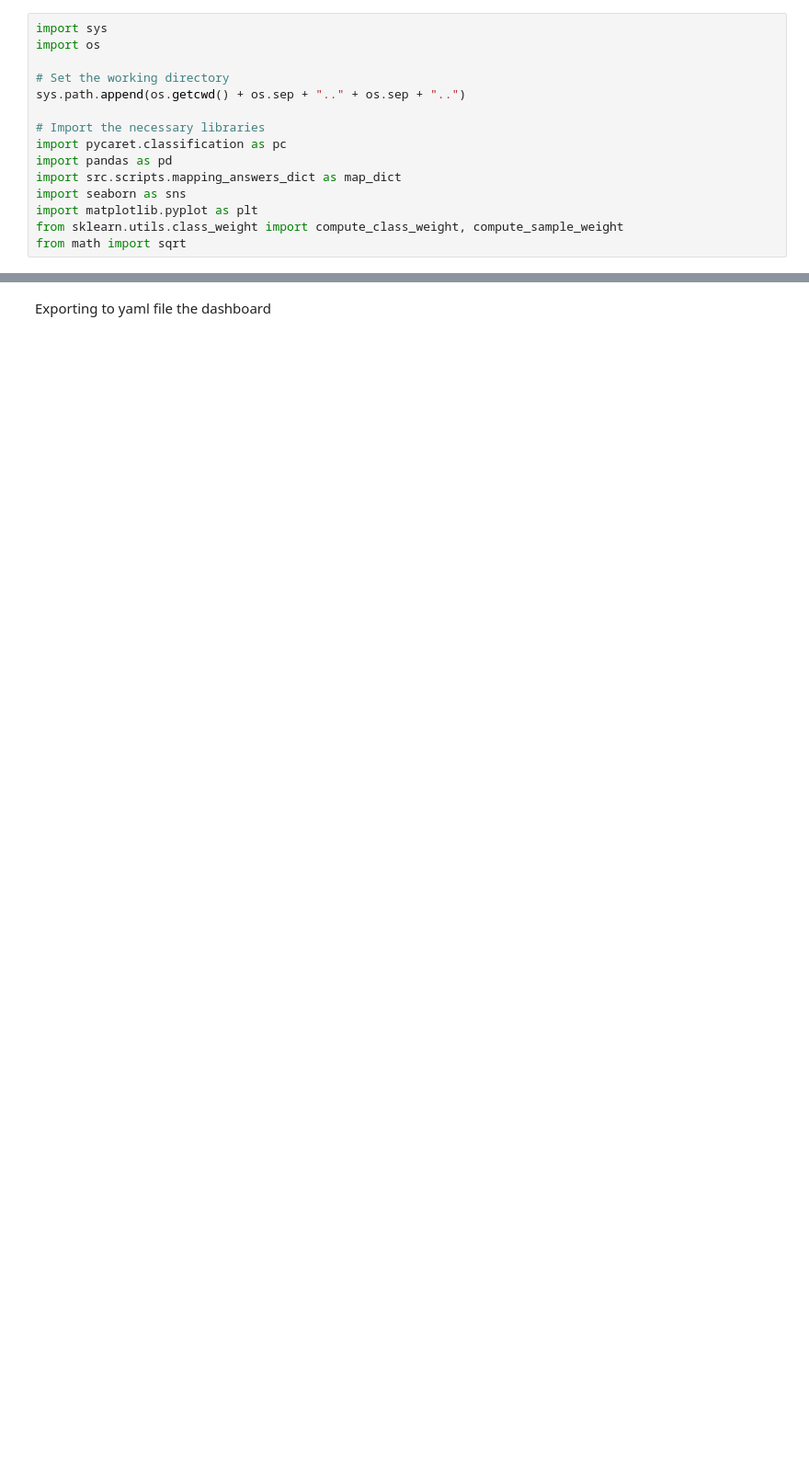
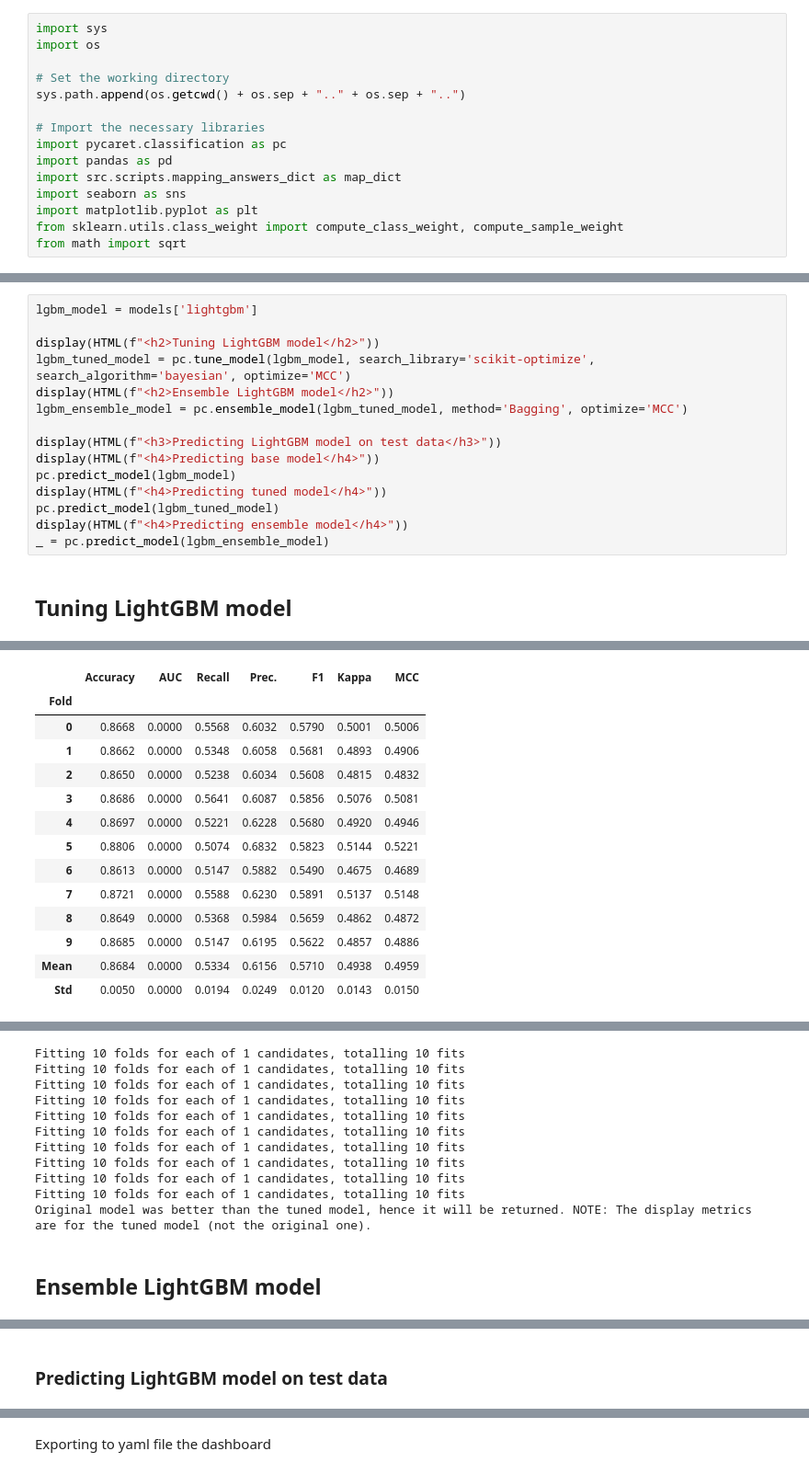
Before and after one commit to frazah/tobacco-analysis, a Jupyter notebook: src/notebooks/predictive_model.ipynb, the cells around one changed output, grey strips where cells are left out. Shown at 92% size. Cells and saved outputs as stored; diff of their text form; blank space fills up the shorter version.

```diff
--- a/src/notebooks/predictive_model.ipynb
+++ b/src/notebooks/predictive_model.ipynb
@@ -167,0 +204,17 @@ pc.evaluate_model(blended_model)
+# %%
+lgbm_model = models['lightgbm']
+
+display(HTML(f"<h2>Tuning LightGBM model</h2>"))
+lgbm_tuned_model = pc.tune_model(lgbm_model, search_library='scikit-optimize', search_algorithm='bayesian', optimize='MCC')
+display(HTML(f"<h2>Ensemble LightGBM model</h2>"))
+lgbm_ensemble_model = pc.ensemble_model(lgbm_tuned_model, method='Bagging', optimize='MCC')
+
+display(HTML(f"<h3>Predicting LightGBM model on test data</h3>"))
+display(HTML(f"<h4>Predicting base model</h4>"))
+pc.predict_model(lgbm_model)
+display(HTML(f"<h4>Predicting tuned model</h4>"))
+pc.predict_model(lgbm_tuned_model)
+display(HTML(f"<h4>Predicting ensemble model</h4>"))
+_ = pc.predict_model(lgbm_ensemble_model)
+# %% [output]
+Tuning LightGBM model
@@ -167,0 +222,14 @@ pc.evaluate_model(blended_model)
+|  | Accuracy | AUC | Recall | Prec. | F1 | Kappa | MCC |
+| Fold |  |  |  |  |  |  |  |
+| 0 | 0.8668 | 0.0000 | 0.5568 | 0.6032 | 0.5790 | 0.5001 | 0.5006 |
+| 1 | 0.8662 | 0.0000 | 0.5348 | 0.6058 | 0.5681 | 0.4893 | 0.4906 |
+| 2 | 0.8650 | 0.0000 | 0.5238 | 0.6034 | 0.5608 | 0.4815 | 0.4832 |
+| 3 | 0.8686 | 0.0000 | 0.5641 | 0.6087 | 0.5856 | 0.5076 | 0.5081 |
+| 4 | 0.8697 | 0.0000 | 0.5221 | 0.6228 | 0.5680 | 0.4920 | 0.4946 |
+| 5 | 0.8806 | 0.0000 | 0.5074 | 0.6832 | 0.5823 | 0.5144 | 0.5221 |
+| 6 | 0.8613 | 0.0000 | 0.5147 | 0.5882 | 0.5490 | 0.4675 | 0.4689 |
+| 7 | 0.8721 | 0.0000 | 0.5588 | 0.6230 | 0.5891 | 0.5137 | 0.5148 |
+| 8 | 0.8649 | 0.0000 | 0.5368 | 0.5984 | 0.5659 | 0.4862 | 0.4872 |
+| 9 | 0.8685 | 0.0000 | 0.5147 | 0.6195 | 0.5622 | 0.4857 | 0.4886 |
+| Mean | 0.8684 | 0.0000 | 0.5334 | 0.6156 | 0.5710 | 0.4938 | 0.4959 |
+| Std | 0.0050 | 0.0000 | 0.0194 | 0.0249 | 0.0120 | 0.0143 | 0.0150 |
@@ -167,0 +237,12 @@ pc.evaluate_model(blended_model)
+Fitting 10 folds for each of 1 candidates, totalling 10 fits
+Fitting 10 folds for each of 1 candidates, totalling 10 fits
+Fitting 10 folds for each of 1 candidates, totalling 10 fits
+Fitting 10 folds for each of 1 candidates, totalling 10 fits
+Fitting 10 folds for each of 1 candidates, totalling 10 fits
+Fitting 10 folds for each of 1 candidates, totalling 10 fits
+Fitting 10 folds for each of 1 candidates, totalling 10 fits
+Fitting 10 folds for each of 1 candidates, totalling 10 fits
+Fitting 10 folds for each of 1 candidates, totalling 10 fits
+Fitting 10 folds for each of 1 candidates, totalling 10 fits
+Original model was better than the tuned model, hence it will be returned. NOTE: The display metrics are for the tuned model (not the original one).
+Ensemble LightGBM model
@@ -167,0 +265 @@ pc.evaluate_model(blended_model)
+Predicting LightGBM model on test data
```
Also changed, not shown: parts of 38 cells of this notebook, 6 other files.
